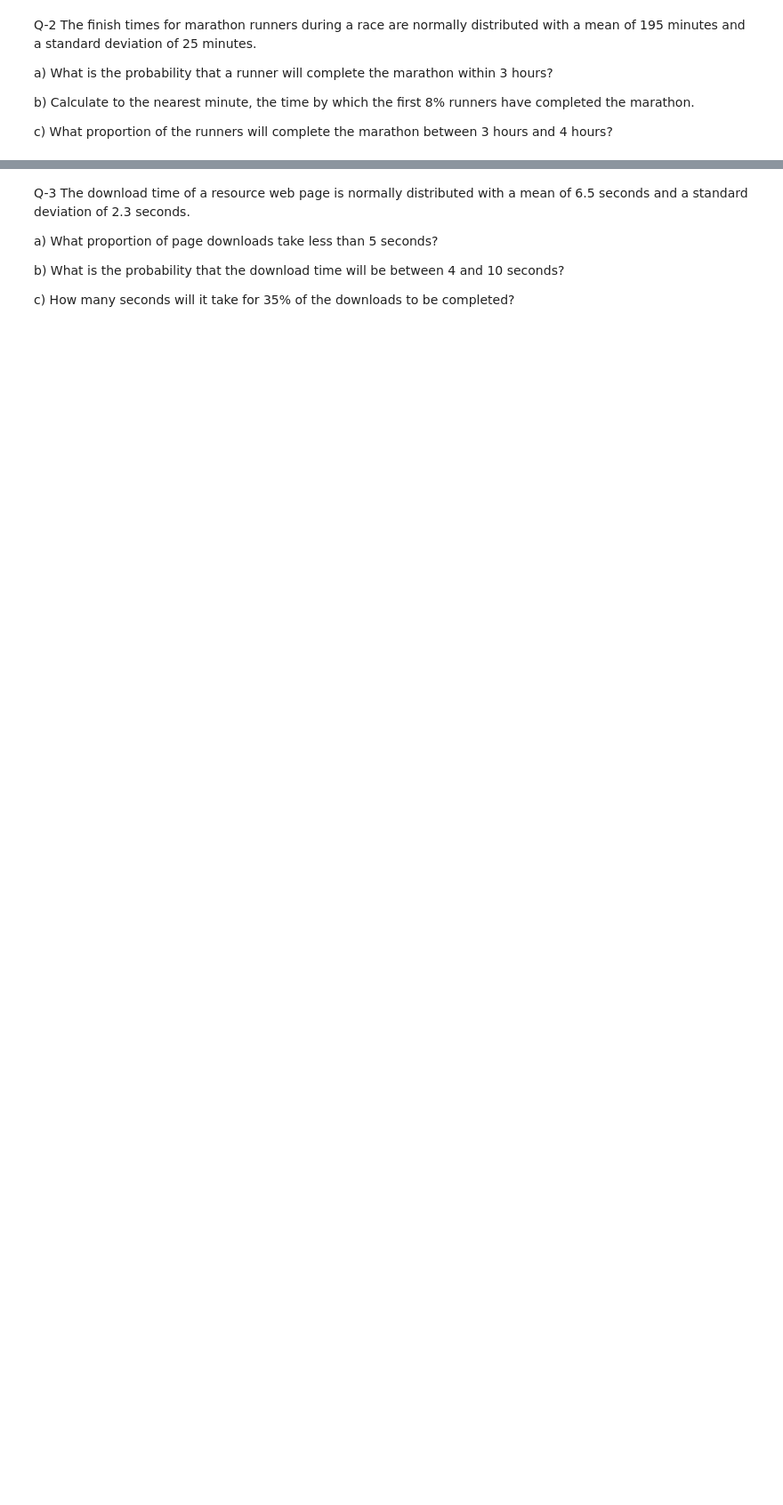
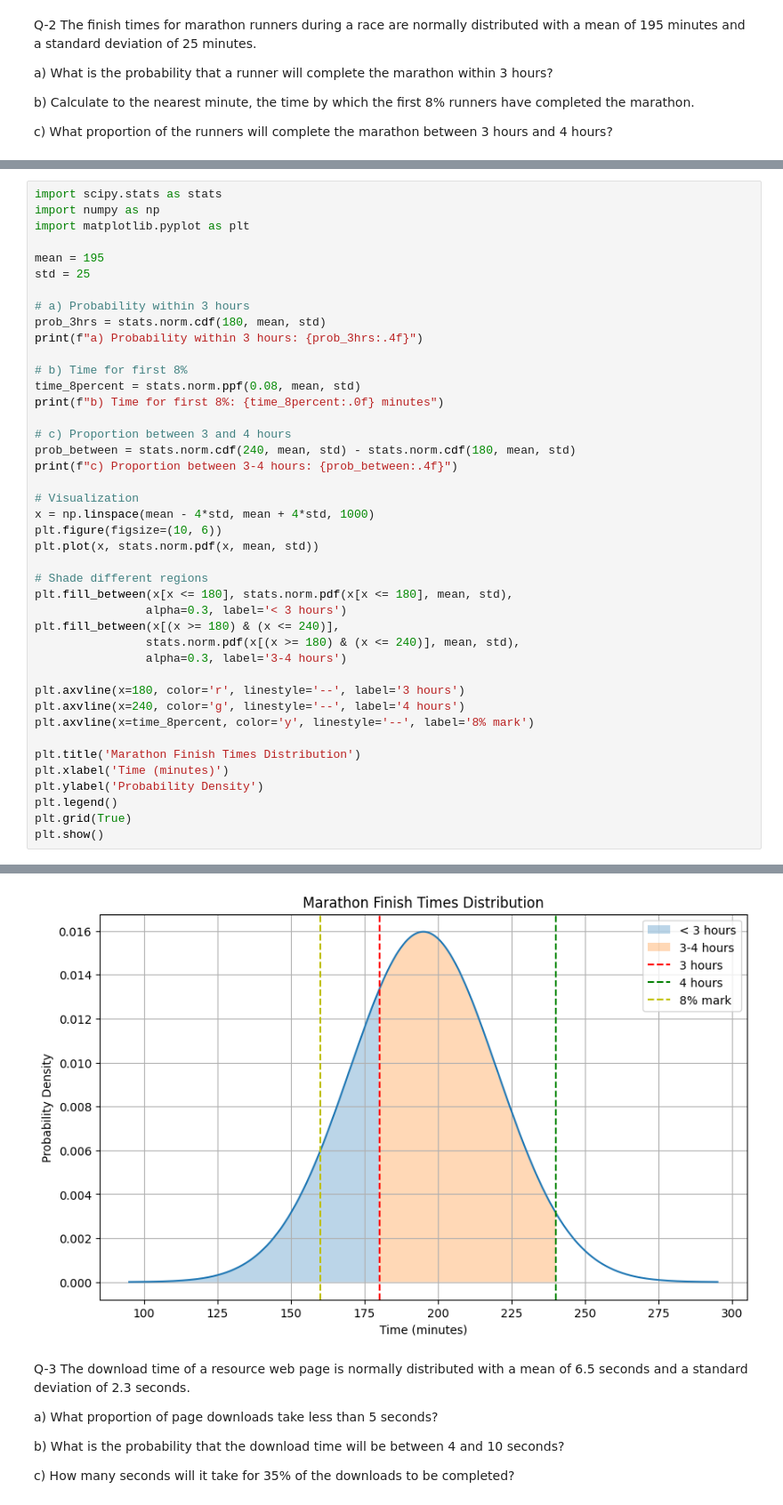
Before and after one commit to Moavia-Hassan/MS-Data-Science, a Jupyter notebook: Assignment_3_MoaviaHassan_24_MS_DS_09.ipynb, the cells around one changed output, grey strips where cells are left out. Shown: that part at 89% size. Cells and saved outputs as stored; diff of their text form; blank space fills up the shorter version.

```diff
--- a/Assignment_3_MoaviaHassan_24_MS_DS_09.ipynb
+++ b/Assignment_3_MoaviaHassan_24_MS_DS_09.ipynb
@@ -96,0 +151,43 @@ hours and 4 hours?
+# %%
+import scipy.stats as stats
+import numpy as np
+import matplotlib.pyplot as plt
+
+mean = 195
+std = 25
+
+# a) Probability within 3 hours
+prob_3hrs = stats.norm.cdf(180, mean, std)
+print(f"a) Probability within 3 hours: {prob_3hrs:.4f}")
+
+# b) Time for first 8%
+time_8percent = stats.norm.ppf(0.08, mean, std)
+print(f"b) Time for first 8%: {time_8percent:.0f} minutes")
+
+# c) Proportion between 3 and 4 hours
+prob_between = stats.norm.cdf(240, mean, std) - stats.norm.cdf(180, mean, std)
+print(f"c) Proportion between 3-4 hours: {prob_between:.4f}")
+
+# Visualization
+x = np.linspace(mean - 4*std, mean + 4*std, 1000)
+plt.figure(figsize=(10, 6))
+plt.plot(x, stats.norm.pdf(x, mean, std))
+
+# Shade different regions
+plt.fill_between(x[x <= 180], stats.norm.pdf(x[x <= 180], mean, std),
+                alpha=0.3, label='< 3 hours')
+plt.fill_between(x[(x >= 180) & (x <= 240)],
+                stats.norm.pdf(x[(x >= 180) & (x <= 240)], mean, std),
+                alpha=0.3, label='3-4 hours')
+
+plt.axvline(x=180, color='r', linestyle='--', label='3 hours')
+plt.axvline(x=240, color='g', linestyle='--', label='4 hours')
+plt.axvline(x=time_8percent, color='y', linestyle='--', label='8% mark')
+
+plt.title('Marathon Finish Times Distribution')
+plt.xlabel('Time (minutes)')
+plt.ylabel('Probability Density')
+plt.legend()
+plt.grid(True)
+plt.show()
+# %% [output]
@@ -97,3 +197,4 @@ hours and 4 hours?
+[figure, added]
 # %% [markdown]
 Q-3 The download time of a resource web page is normally distributed with a
 mean of 6.5 seconds and a standard deviation of 2.3 seconds.
```
Also changed, not shown: parts of 11 cells of this notebook.
